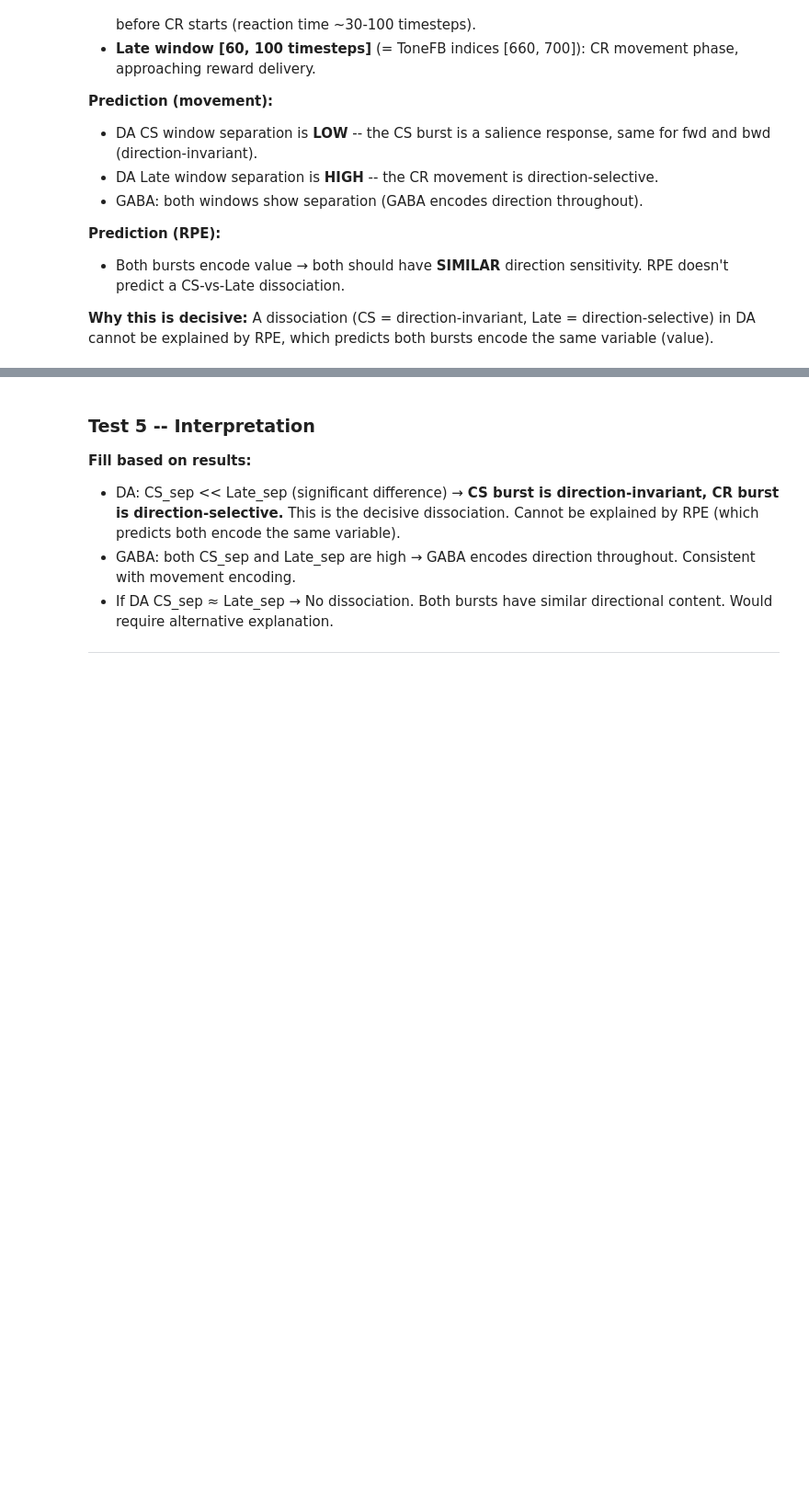
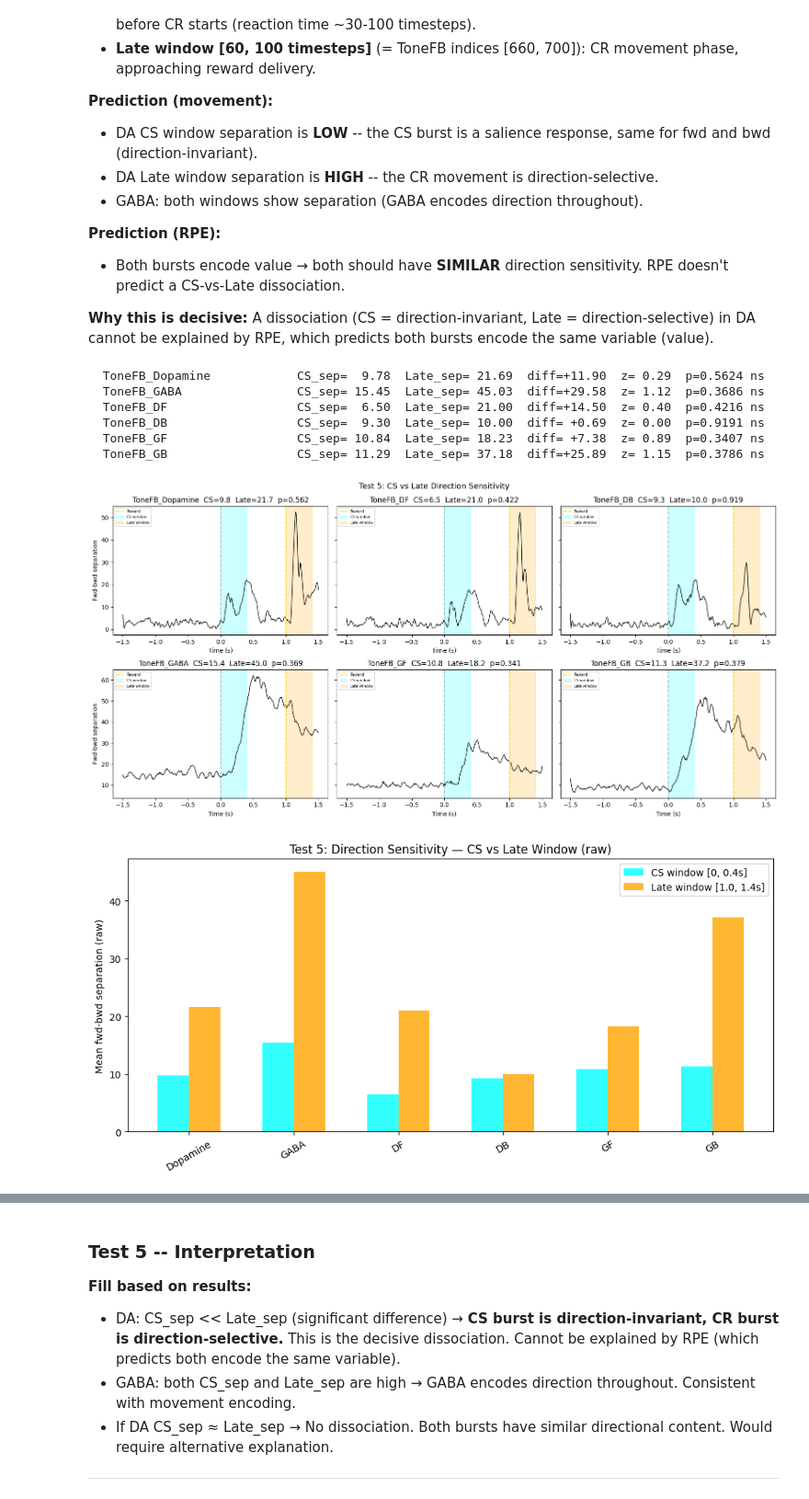
Before and after one commit to Gasparrrrrrrd/GNT---Dimensionality-Reduction-on-Dopamine-Dynamics-during-Stimulus-Reward-Learning, a Jupyter notebook: PCA_Core_Tests.ipynb, the cells around one changed output, grey strips where cells are left out. Shown at 92% size. Saved outputs shown, nothing was run; the diff lists cells and outputs as text; code cells hidden in the pictures; blank space fills up the shorter version.

Commit message:
ran notebook with figures

```diff
--- a/PCA_Core_Tests.ipynb
+++ b/PCA_Core_Tests.ipynb
@@ -684,9 +776,9 @@ In ToneFB, we compute fwd-bwd separation in two time windows:
 # Test 5: CS vs CR direction sensitivity
 # In the windowed data (length 2*WINDOW+1 = 301), event is at index WINDOW=150.
 # CS window: indices [WINDOW, WINDOW+40] = [150, 190]
-# Late window: indices [WINDOW+60, WINDOW+100] = [210, 250]
-CS_SLICE   = slice(WINDOW, WINDOW + 40)
-LATE_SLICE = slice(WINDOW + 60, WINDOW + 100)
+# Late window: indices [WINDOW+100, WINDOW+140] = [270, 310]
+CS_SLICE   = slice(WINDOW, WINDOW + 20)
+LATE_SLICE = slice(WINDOW + 100, WINDOW + 120)
 
 dir_sensitivity_results = {}
 rng = np.random.default_rng(42)
@@ -757,7 +849,7 @@ for ax, pk in zip(axes.flat, plot_keys):
     ax.axvline(0, color='gray', ls='--', alpha=0.5)
     ax.axvline(1.0, color='gold', ls='--', linewidth=1.5, label='Reward')
     ax.axvspan(0, 0.4, alpha=0.2, color='cyan', label='CS window')
-    ax.axvspan(0.6, 1.0, alpha=0.2, color='orange', label='Late window')
+    ax.axvspan(1, 1.4, alpha=0.2, color='orange', label='Late window') # Updated here
     ax.set_title(f'{pk}  CS={dr["cs_sep"]:.1f}  Late={dr["late_sep"]:.1f}  p={dr["p"]:.3f}')
     ax.set_xlabel('Time (s)')
     if ax in axes[:, 0]:
@@ -769,32 +861,41 @@ plt.tight_layout()
 plt.show()
 
 # Bar plot: CS vs Late for each population
 fig, ax = plt.subplots(figsize=(10, 5))
 pop_keys = [k for k in dir_sensitivity_results.keys()]
 x = np.arange(len(pop_keys))
 cs_vals = [dir_sensitivity_results[k]['cs_sep'] for k in pop_keys]
 late_vals = [dir_sensitivity_results[k]['late_sep'] for k in pop_keys]
 ax.bar(x - 0.15, cs_vals, 0.3, label='CS window [0, 0.4s]', color='cyan', alpha=0.8)
-ax.bar(x + 0.15, late_vals, 0.3, label='Late window [0.6, 1.0s]', color='orange', alpha=0.8)
+ax.bar(x + 0.15, late_vals, 0.3, label='Late window [1.0, 1.4s]', color='orange', alpha=0.8) # Updated here
 ax.set_xticks(x)
 ax.set_xticklabels([k.replace('ToneFB_', '') for k in pop_keys], rotation=30)
 ax.set_ylabel('Mean fwd-bwd separation (raw)')
 ax.set_title('Test 5: Direction Sensitivity — CS vs Late Window (raw)')
 ax.legend()
 plt.tight_layout()
 plt.show()
 
 # Normalized bar plot (ratio to pre-event baseline)
 fig, ax = plt.subplots(figsize=(10, 5))
 cs_ratios = [dir_sensitivity_results[k].get('cs_ratio', np.nan) for k in pop_keys]
 late_ratios = [dir_sensitivity_results[k].get('late_ratio', np.nan) for k in pop_keys]
 ax.bar(x - 0.15, cs_ratios, 0.3, label='CS window [0, 0.4s]', color='cyan', alpha=0.8)
-ax.bar(x + 0.15, late_ratios, 0.3, label='Late window [0.6, 1.0s]', color='orange', alpha=0.8)
+ax.bar(x + 0.15, late_ratios, 0.3, label='Late window [1.0, 1.4s]', color='orange', alpha=0.8) # Updated here
 ax.axhline(1.0, color='gray', ls=':', alpha=0.4, label='Baseline (1.0)')
 ax.set_xticks(x)
 ax.set_xticklabels([k.replace('ToneFB_', '') for k in pop_keys], rotation=30)
 ax.set_ylabel('Separation / pre-event baseline')
 ax.set_title('Test 5: Direction Sensitivity — CS vs Late (normalized)')
 ax.legend()
 plt.tight_layout()
 plt.show()
+# %% [output]
+  ToneFB_Dopamine            CS_sep=  9.78  Late_sep= 21.69  diff=+11.90  z= 0.29  p=0.5624 ns
+  ToneFB_GABA                CS_sep= 15.45  Late_sep= 45.03  diff=+29.58  z= 1.12  p=0.3686 ns
+  ToneFB_DF                  CS_sep=  6.50  Late_sep= 21.00  diff=+14.50  z= 0.40  p=0.4216 ns
+  ToneFB_DB                  CS_sep=  9.30  Late_sep= 10.00  diff= +0.69  z= 0.00  p=0.9191 ns
+  ToneFB_GF                  CS_sep= 10.84  Late_sep= 18.23  diff= +7.38  z= 0.89  p=0.3407 ns
+  ToneFB_GB                  CS_sep= 11.29  Late_sep= 37.18  diff=+25.89  z= 1.15  p=0.3786 ns
+[figure, added]
+[figure, added]
```
Also changed, not shown: parts of 9 cells of this notebook.
